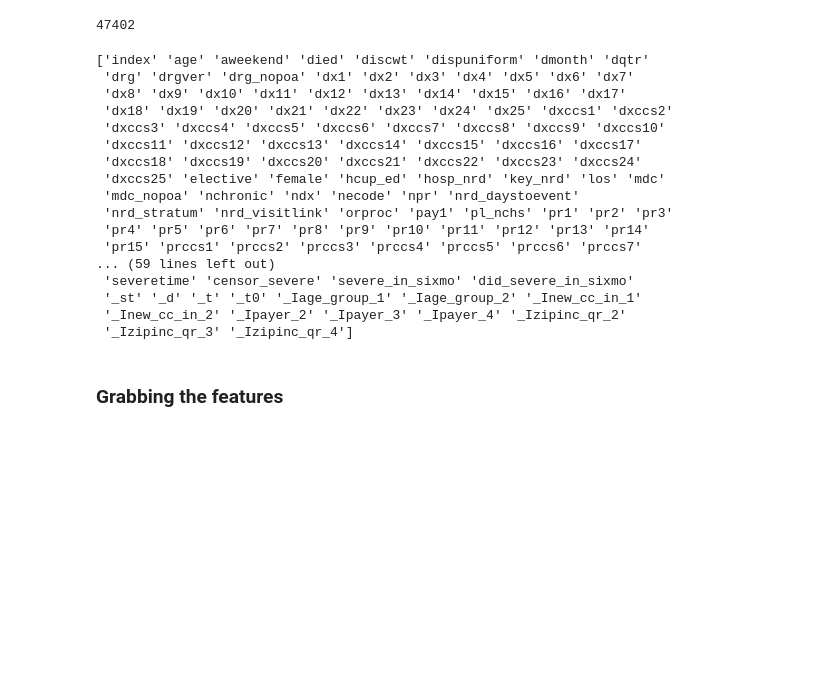
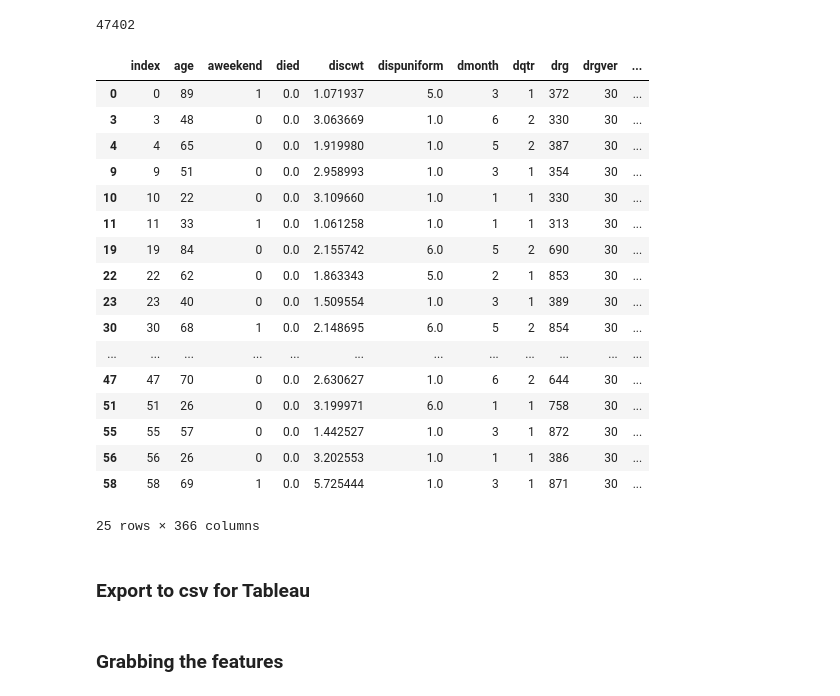
Before and after one commit to jgabunilas/IBD-final-project, a Jupyter notebook: NRD 2013 - machine learning (nghia).ipynb, the cells around one changed output. Drawn from its saved outputs; the diff is of its cells as text; code cells hidden in the pictures; blank space fills up the shorter version.

```diff
--- a/NRD 2013 - machine learning (nghia).ipynb
+++ b/NRD 2013 - machine learning (nghia).ipynb
@@ -157,3 +185,48 @@ readm_data_df = df_copy.loc[df_copy["ibd_index_hosp"] == 1, :]
 readm_data_df["ibd_index_hosp"].count()
 # %% [output]
 47402
+# %%
+# Create new features using isin function
+
+# steroid use - V5865
+readm_data_df['steroid_use'] = readm_data_df[['dx1', 'dx2', 'dx3', 'dx4', 'dx5', 'dx6', 'dx7', 'dx8', 'dx9', 'dx10',
+               'dx11', 'dx12', 'dx13', 'dx14', 'dx15', 'dx16', 'dx17', 'dx18', 'dx19',
+               'dx20', 'dx21', 'dx22', 'dx23', 'dx24', 'dx25']].isin(['V5865']).any(axis=1).astype(int)
+
+# abdominal pain - 78900
+readm_data_df['abd_pain_adm'] = readm_data_df[['dx1', 'dx2', 'dx3', 'dx4', 'dx5', 'dx6', 'dx7', 'dx8', 'dx9', 'dx10',
+               'dx11', 'dx12', 'dx13', 'dx14', 'dx15', 'dx16', 'dx17', 'dx18', 'dx19',
+               'dx20', 'dx21', 'dx22', 'dx23', 'dx24', 'dx25']].isin(['78900']).any(axis=1).astype(int)
+
+# acute kidney injury - 5849
+readm_data_df['aki_adm'] = readm_data_df[['dx1', 'dx2', 'dx3', 'dx4', 'dx5', 'dx6', 'dx7', 'dx8', 'dx9', 'dx10',
+               'dx11', 'dx12', 'dx13', 'dx14', 'dx15', 'dx16', 'dx17', 'dx18', 'dx19',
+               'dx20', 'dx21', 'dx22', 'dx23', 'dx24', 'dx25']].isin(['5849']).any(axis=1).astype(int)
+
+# gi bleed - 5789
+readm_data_df['gi_bleed_adm'] = readm_data_df[['dx1', 'dx2', 'dx3', 'dx4', 'dx5', 'dx6', 'dx7', 'dx8', 'dx9', 'dx10',
+               'dx11', 'dx12', 'dx13', 'dx14', 'dx15', 'dx16', 'dx17', 'dx18', 'dx19',
+               'dx20', 'dx21', 'dx22', 'dx23', 'dx24', 'dx25']].isin(['5789']).any(axis=1).astype(int)
+
+readm_data_df.head(25)
+# %% [output]
+|  | index | age | aweekend | died | discwt | dispuniform | dmonth | dqtr | drg | drgver | ... |
+| 0 | 0 | 89 | 1 | 0.0 | 1.071937 | 5.0 | 3 | 1 | 372 | 30 | ... |
+| 3 | 3 | 48 | 0 | 0.0 | 3.063669 | 1.0 | 6 | 2 | 330 | 30 | ... |
+| 4 | 4 | 65 | 0 | 0.0 | 1.919980 | 1.0 | 5 | 2 | 387 | 30 | ... |
+| 9 | 9 | 51 | 0 | 0.0 | 2.958993 | 1.0 | 3 | 1 | 354 | 30 | ... |
+| 10 | 10 | 22 | 0 | 0.0 | 3.109660 | 1.0 | 1 | 1 | 330 | 30 | ... |
+| 11 | 11 | 33 | 1 | 0.0 | 1.061258 | 1.0 | 1 | 1 | 313 | 30 | ... |
+| 19 | 19 | 84 | 0 | 0.0 | 2.155742 | 6.0 | 5 | 2 | 690 | 30 | ... |
+| 22 | 22 | 62 | 0 | 0.0 | 1.863343 | 5.0 | 2 | 1 | 853 | 30 | ... |
+| 23 | 23 | 40 | 0 | 0.0 | 1.509554 | 1.0 | 3 | 1 | 389 | 30 | ... |
+| 30 | 30 | 68 | 1 | 0.0 | 2.148695 | 6.0 | 5 | 2 | 854 | 30 | ... |
+| ... | ... | ... | ... | ... | ... | ... | ... | ... | ... | ... | ... |
+| 47 | 47 | 70 | 0 | 0.0 | 2.630627 | 1.0 | 6 | 2 | 644 | 30 | ... |
+| 51 | 51 | 26 | 0 | 0.0 | 3.199971 | 6.0 | 1 | 1 | 758 | 30 | ... |
+| 55 | 55 | 57 | 0 | 0.0 | 1.442527 | 1.0 | 3 | 1 | 872 | 30 | ... |
+| 56 | 56 | 26 | 0 | 0.0 | 3.202553 | 1.0 | 1 | 1 | 386 | 30 | ... |
+| 58 | 58 | 69 | 1 | 0.0 | 5.725444 | 1.0 | 3 | 1 | 871 | 30 | ... |
+25 rows × 366 columns
+# %% [markdown]
+### Export to csv for Tableau
@@ -176,23 +253,5 @@ readm_data_df["ibd_index_hosp"].count()
 # print(readm_data_df.tail(15))
 # print('-' * 15)
 # %%
-print(readm_data_df.columns.values)
-# readm_data_df_clean
+# print(readm_data_df.columns.values)
+# # readm_data_df_clean
-# %% [output]
-['index' 'age' 'aweekend' 'died' 'discwt' 'dispuniform' 'dmonth' 'dqtr'
- 'drg' 'drgver' 'drg_nopoa' 'dx1' 'dx2' 'dx3' 'dx4' 'dx5' 'dx6' 'dx7'
- 'dx8' 'dx9' 'dx10' 'dx11' 'dx12' 'dx13' 'dx14' 'dx15' 'dx16' 'dx17'
- 'dx18' 'dx19' 'dx20' 'dx21' 'dx22' 'dx23' 'dx24' 'dx25' 'dxccs1' 'dxccs2'
- 'dxccs3' 'dxccs4' 'dxccs5' 'dxccs6' 'dxccs7' 'dxccs8' 'dxccs9' 'dxccs10'
- 'dxccs11' 'dxccs12' 'dxccs13' 'dxccs14' 'dxccs15' 'dxccs16' 'dxccs17'
- 'dxccs18' 'dxccs19' 'dxccs20' 'dxccs21' 'dxccs22' 'dxccs23' 'dxccs24'
- 'dxccs25' 'elective' 'female' 'hcup_ed' 'hosp_nrd' 'key_nrd' 'los' 'mdc'
- 'mdc_nopoa' 'nchronic' 'ndx' 'necode' 'npr' 'nrd_daystoevent'
- 'nrd_stratum' 'nrd_visitlink' 'orproc' 'pay1' 'pl_nchs' 'pr1' 'pr2' 'pr3'
- 'pr4' 'pr5' 'pr6' 'pr7' 'pr8' 'pr9' 'pr10' 'pr11' 'pr12' 'pr13' 'pr14'
- 'pr15' 'prccs1' 'prccs2' 'prccs3' 'prccs4' 'prccs5' 'prccs6' 'prccs7'
-... (59 lines left out)
- 'severetime' 'censor_severe' 'severe_in_sixmo' 'did_severe_in_sixmo'
- '_st' '_d' '_t' '_t0' '_Iage_group_1' '_Iage_group_2' '_Inew_cc_in_1'
- '_Inew_cc_in_2' '_Ipayer_2' '_Ipayer_3' '_Ipayer_4' '_Izipinc_qr_2'
- '_Izipinc_qr_3' '_Izipinc_qr_4']
```
Also changed, not shown: parts of 36 cells of this notebook, 1 other file.
